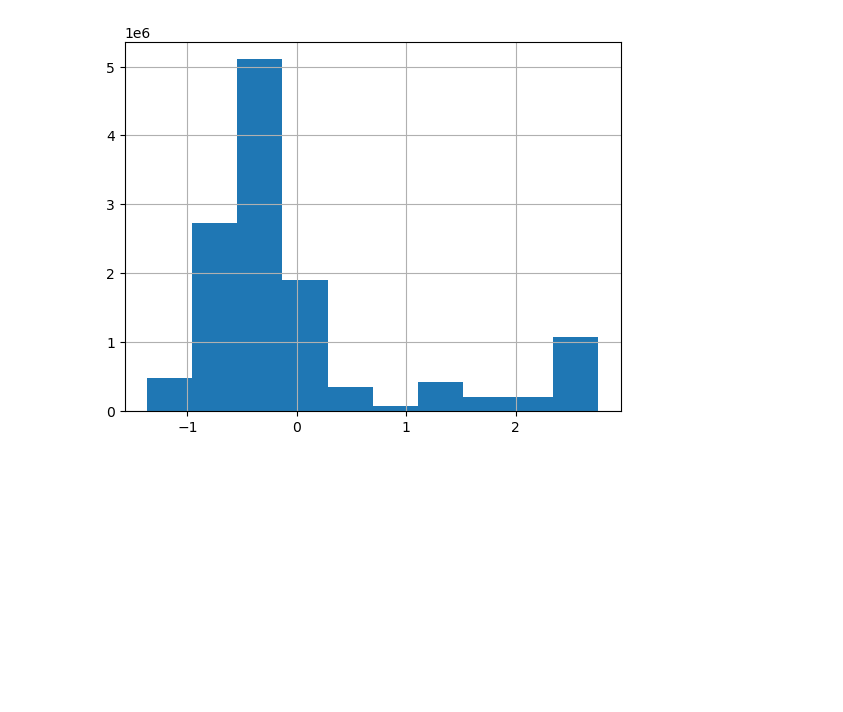
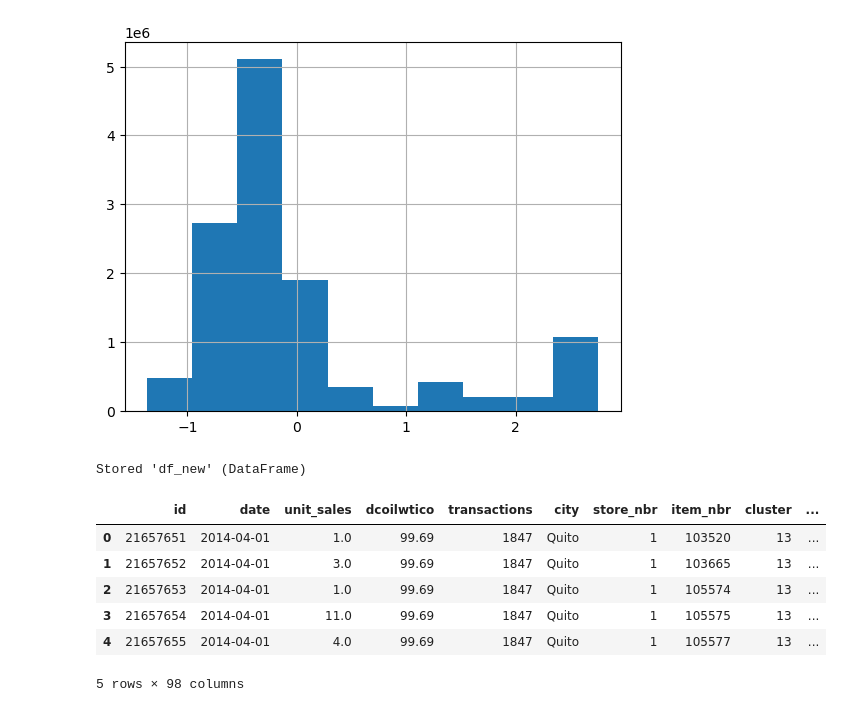
Before and after one commit to cathilo/ds, a Jupyter notebook: project_grocery/Feature_engineering.ipynb, the cells around one changed output. Drawn from its saved outputs; the diff is of its cells as text; code cells hidden in the pictures; blank space fills up the shorter version.

```diff
--- a/project_grocery/Feature_engineering.ipynb
+++ b/project_grocery/Feature_engineering.ipynb
@@ -185,0 +188,14 @@ plt.show()
+# %%
+df_new=df
+# %% [output]
+Stored 'df_new' (DataFrame)
+# %%
+df_new.head()
+# %% [output]
+|  | id | date | unit_sales | dcoilwtico | transactions | city | store_nbr | item_nbr | cluster | ... |
+| 0 | 21657651 | 2014-04-01 | 1.0 | 99.69 | 1847 | Quito | 1 | 103520 | 13 | ... |
+| 1 | 21657652 | 2014-04-01 | 3.0 | 99.69 | 1847 | Quito | 1 | 103665 | 13 | ... |
+| 2 | 21657653 | 2014-04-01 | 1.0 | 99.69 | 1847 | Quito | 1 | 105574 | 13 | ... |
+| 3 | 21657654 | 2014-04-01 | 11.0 | 99.69 | 1847 | Quito | 1 | 105575 | 13 | ... |
+| 4 | 21657655 | 2014-04-01 | 4.0 | 99.69 | 1847 | Quito | 1 | 105577 | 13 | ... |
+5 rows × 98 columns
```
Also changed, not shown: parts of 15 cells of this notebook.
